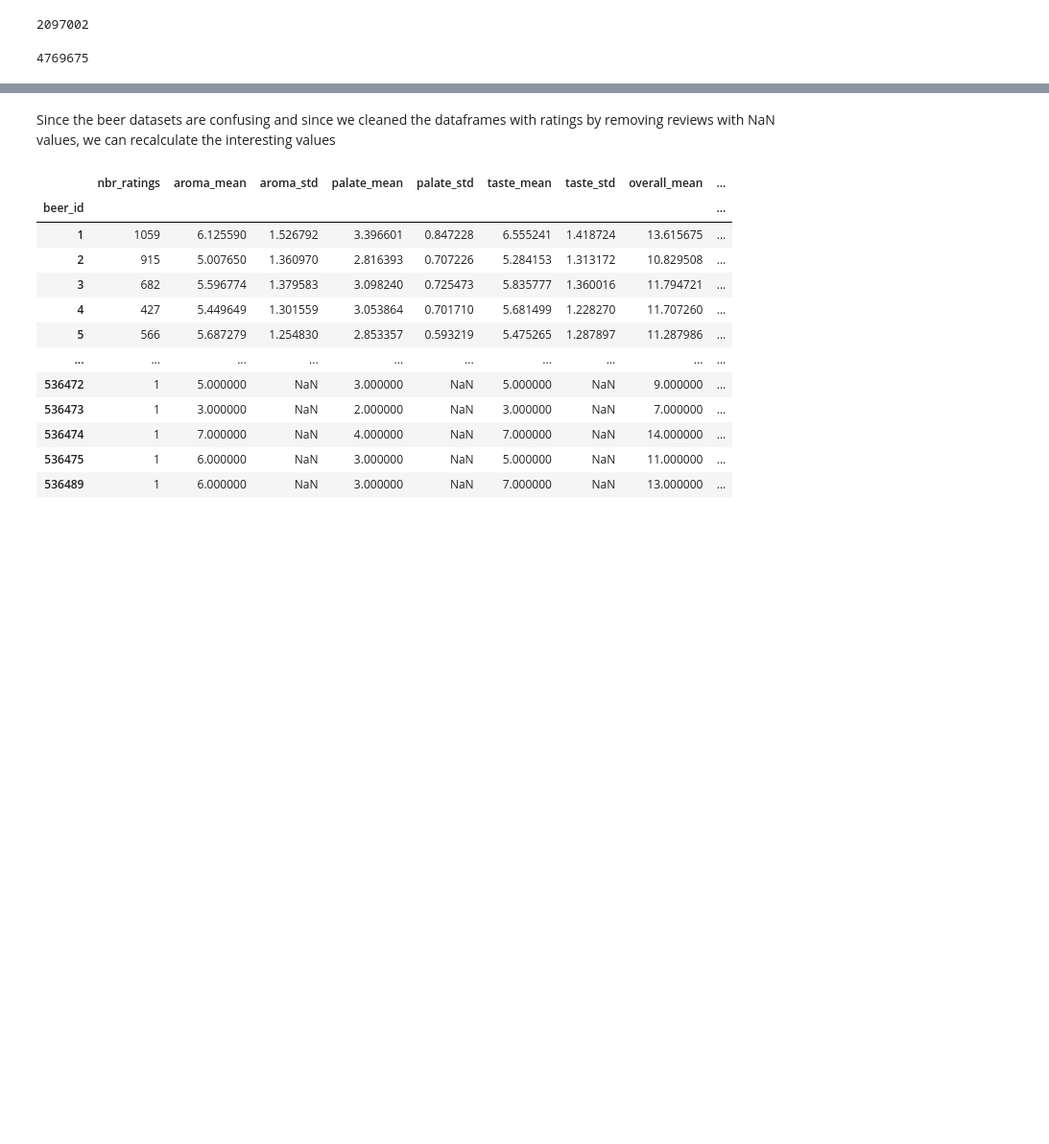
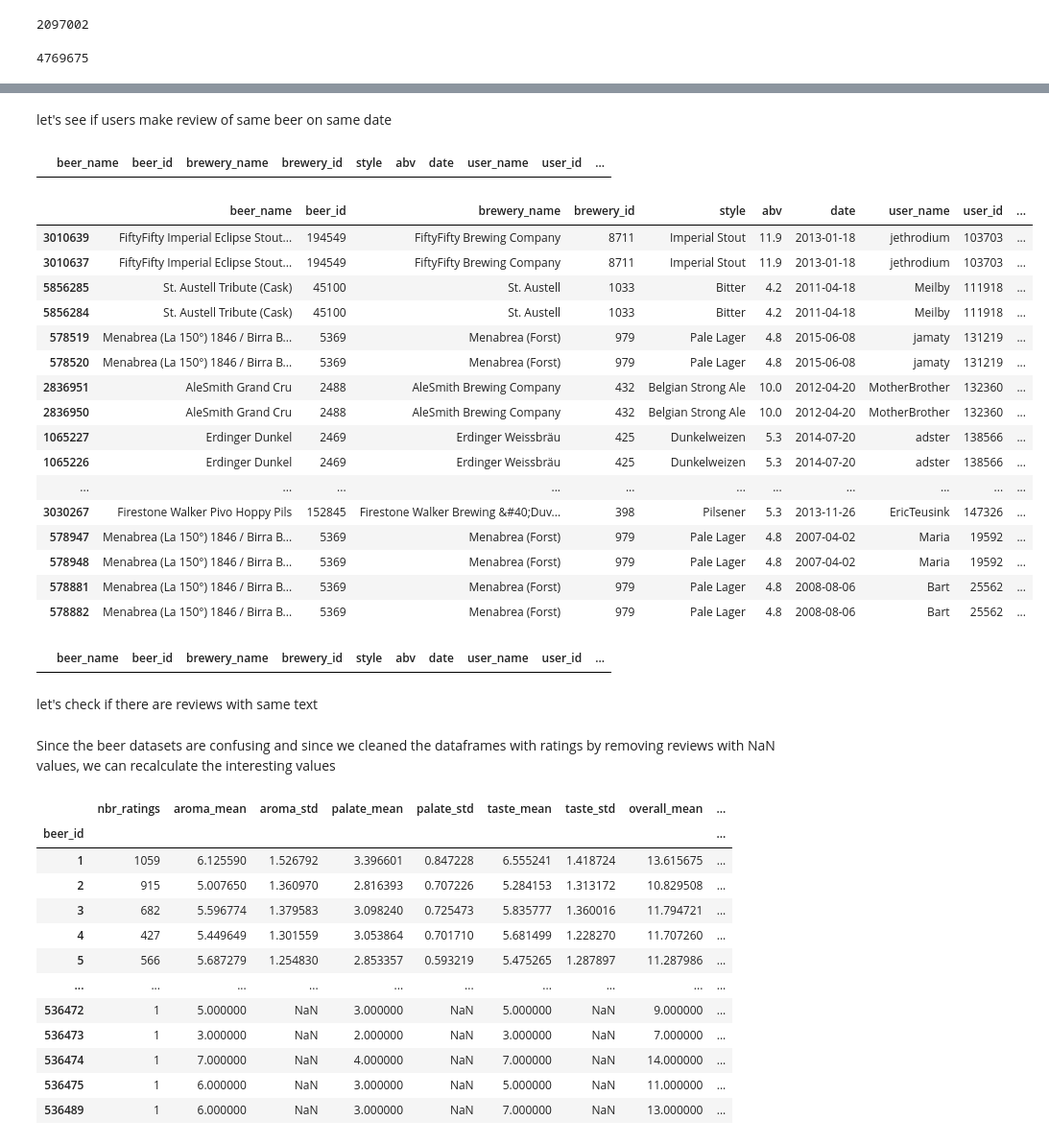
Before and after one commit to nada401/brewing-knowledge, a Jupyter notebook: src/scripts/data_cleaning/data_cleaning.ipynb, the cells around one changed output, grey strips where cells are left out. Shown at 96% size. Drawn from its saved outputs; the diff is of its cells as text; code cells hidden in the pictures; blank space fills up the shorter version.

```diff
--- a/src/scripts/data_cleaning/data_cleaning.ipynb
+++ b/src/scripts/data_cleaning/data_cleaning.ipynb
@@ -243,0 +290,28 @@ len(ratings_BA)
+# %% [markdown]
+let's see if users make review of same beer on same date
+# %%
+reviews_same_day_BA = ratings_BA[ratings_BA.duplicated(subset=['user_id', 'beer_id',  'date'], keep=False)]
+reviews_same_day_BA.sort_values(by='user_id')
+# %% [output]
+|  | beer_name | beer_id | brewery_name | brewery_id | style | abv | date | user_name | user_id | ... |
+# %%
+reviews_same_day_RB = ratings_RB[ratings_RB.duplicated(subset=['user_id', 'beer_id', 'brewery_id', 'date'], keep=False)]
+reviews_same_day_RB.sort_values(by='user_id').iloc[0:20]
+# %% [output]
+|  | beer_name | beer_id | brewery_name | brewery_id | style | abv | date | user_name | user_id | ... |
+| 3010639 | FiftyFifty Imperial Eclipse Stout... | 194549 | FiftyFifty Brewing Company | 8711 | Imperial Stout | 11.9 | 2013-01-18 | jethrodium | 103703 | ... |
+| 3010637 | FiftyFifty Imperial Eclipse Stout... | 194549 | FiftyFifty Brewing Company | 8711 | Imperial Stout | 11.9 | 2013-01-18 | jethrodium | 103703 | ... |
+| 5856285 | St. Austell Tribute (Cask) | 45100 | St. Austell | 1033 | Bitter | 4.2 | 2011-04-18 | Meilby | 111918 | ... |
+| 5856284 | St. Austell Tribute (Cask) | 45100 | St. Austell | 1033 | Bitter | 4.2 | 2011-04-18 | Meilby | 111918 | ... |
+| 578519 | Menabrea (La 150°) 1846 / Birra B... | 5369 | Menabrea (Forst) | 979 | Pale Lager | 4.8 | 2015-06-08 | jamaty | 131219 | ... |
+| 578520 | Menabrea (La 150°) 1846 / Birra B... | 5369 | Menabrea (Forst) | 979 | Pale Lager | 4.8 | 2015-06-08 | jamaty | 131219 | ... |
+| 2836951 | AleSmith Grand Cru | 2488 | AleSmith Brewing Company | 432 | Belgian Strong Ale | 10.0 | 2012-04-20 | MotherBrother | 132360 | ... |
+| 2836950 | AleSmith Grand Cru | 2488 | AleSmith Brewing Company | 432 | Belgian Strong Ale | 10.0 | 2012-04-20 | MotherBrother | 132360 | ... |
+| 1065227 | Erdinger Dunkel | 2469 | Erdinger Weissbräu | 425 | Dunkelweizen | 5.3 | 2014-07-20 | adster | 138566 | ... |
+| 1065226 | Erdinger Dunkel | 2469 | Erdinger Weissbräu | 425 | Dunkelweizen | 5.3 | 2014-07-20 | adster | 138566 | ... |
+| ... | ... | ... | ... | ... | ... | ... | ... | ... | ... | ... |
+| 3030267 | Firestone Walker Pivo Hoppy Pils | 152845 | Firestone Walker Brewing &#40;Duv... | 398 | Pilsener | 5.3 | 2013-11-26 | EricTeusink | 147326 | ... |
+| 578947 | Menabrea (La 150°) 1846 / Birra B... | 5369 | Menabrea (Forst) | 979 | Pale Lager | 4.8 | 2007-04-02 | Maria | 19592 | ... |
+| 578948 | Menabrea (La 150°) 1846 / Birra B... | 5369 | Menabrea (Forst) | 979 | Pale Lager | 4.8 | 2007-04-02 | Maria | 19592 | ... |
+| 578881 | Menabrea (La 150°) 1846 / Birra B... | 5369 | Menabrea (Forst) | 979 | Pale Lager | 4.8 | 2008-08-06 | Bart | 25562 | ... |
+| 578882 | Menabrea (La 150°) 1846 / Birra B... | 5369 | Menabrea (Forst) | 979 | Pale Lager | 4.8 | 2008-08-06 | Bart | 25562 | ... |
@@ -243,0 +322,5 @@ len(ratings_BA)
+# %%
+reviews_same_day_RB = ratings_RB[ratings_RB.duplicated(subset=['user_id', 'beer_id',  'date'], keep=False)]
+reviews_same_day_RB.sort_values(by='user_id')
+# %% [output]
+|  | beer_name | beer_id | brewery_name | brewery_id | style | abv | date | user_name | user_id | ... |
@@ -243,0 +329,2 @@ len(ratings_BA)
+# %% [markdown]
+let's check if there are reviews with same text
```
Also changed, not shown: parts of 18 cells of this notebook.
